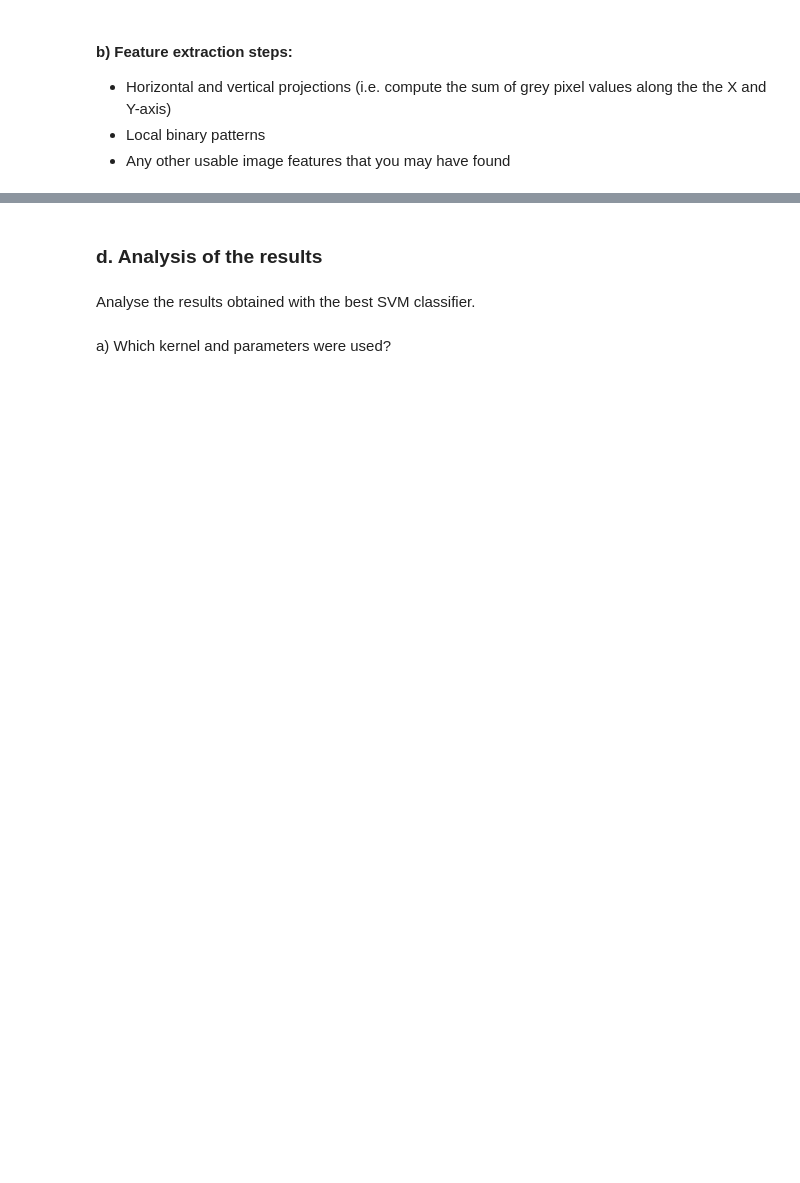
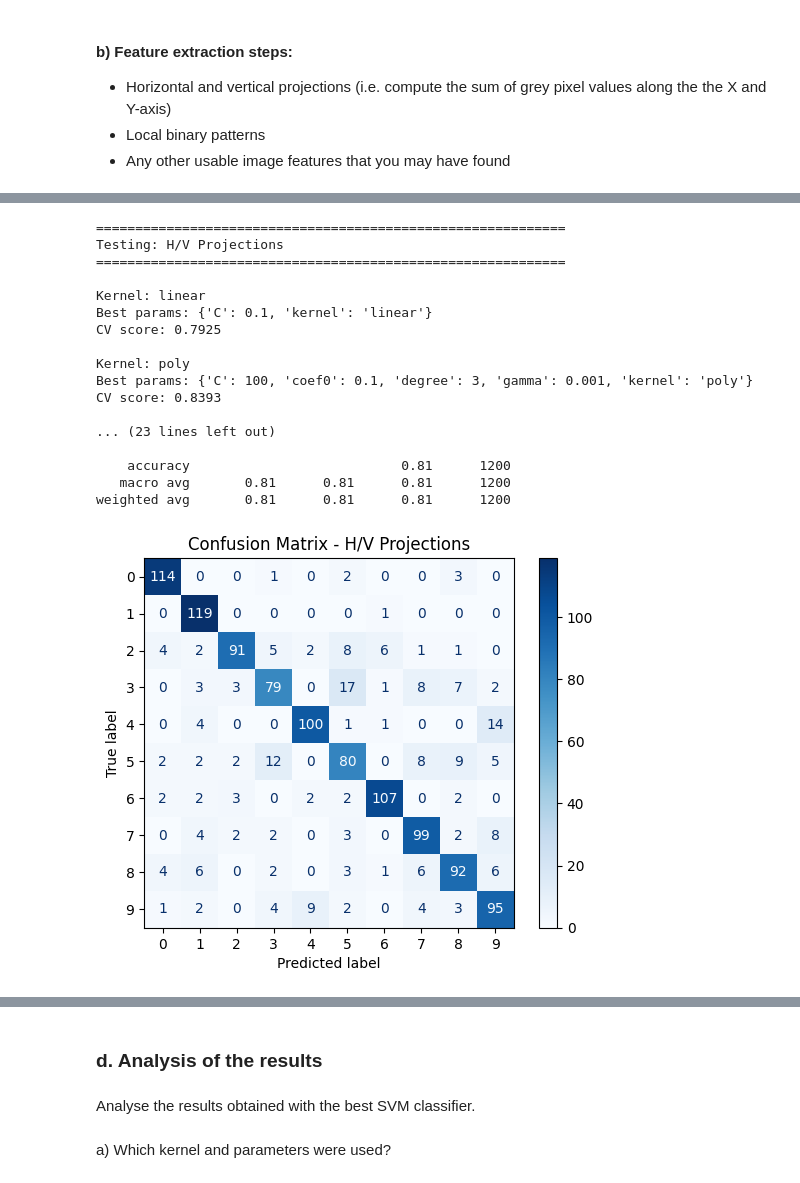
Before and after one commit to evarayHEIG/machle_labs, a Jupyter notebook: pw7/ex1-digit-classification/ex1-digit-classification-stud.ipynb, the cells around one changed output, grey strips where cells are left out. Cells and saved outputs as stored; diff of their text form; code cells hidden in the pictures; blank space fills up the shorter version.

```diff
--- a/pw7/ex1-digit-classification/ex1-digit-classification-stud.ipynb
+++ b/pw7/ex1-digit-classification/ex1-digit-classification-stud.ipynb
@@ -265,0 +384,21 @@ Analyse the impact of the classification performances using the following prepro
+# %%
+score_proj = evaluate_variant("H/V Projections", X_train_proj, y_train_balanced, X_test_proj, y_test_balanced)
+# %% [output]
+============================================================
+Testing: H/V Projections
+============================================================
+
+Kernel: linear
+Best params: {'C': 0.1, 'kernel': 'linear'}
+CV score: 0.7925
+
+Kernel: poly
+Best params: {'C': 100, 'coef0': 0.1, 'degree': 3, 'gamma': 0.001, 'kernel': 'poly'}
+CV score: 0.8393
+
+... (23 lines left out)
+
+    accuracy                           0.81      1200
+   macro avg       0.81      0.81      0.81      1200
+weighted avg       0.81      0.81      0.81      1200
+[figure, added]
```
Also changed, not shown: parts of 12 cells of this notebook.
